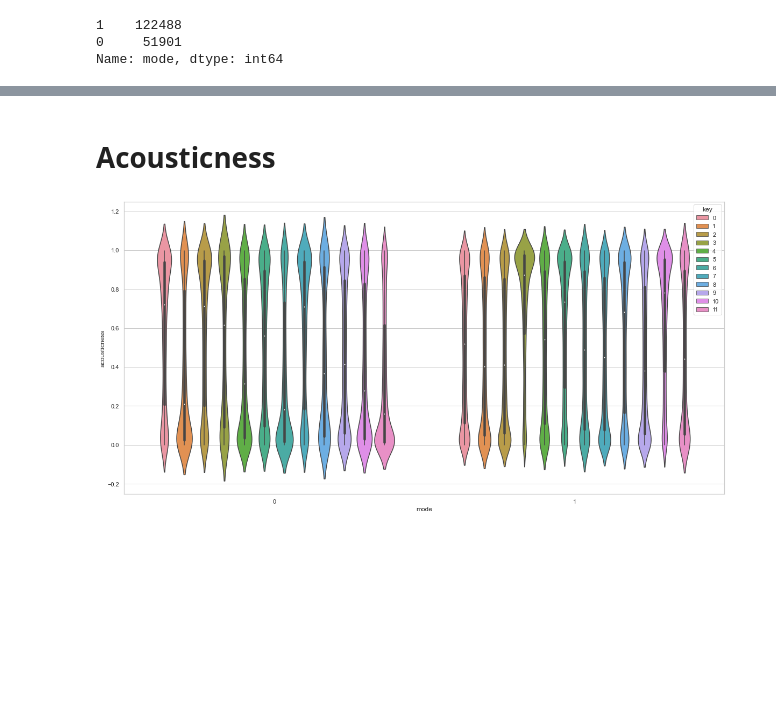
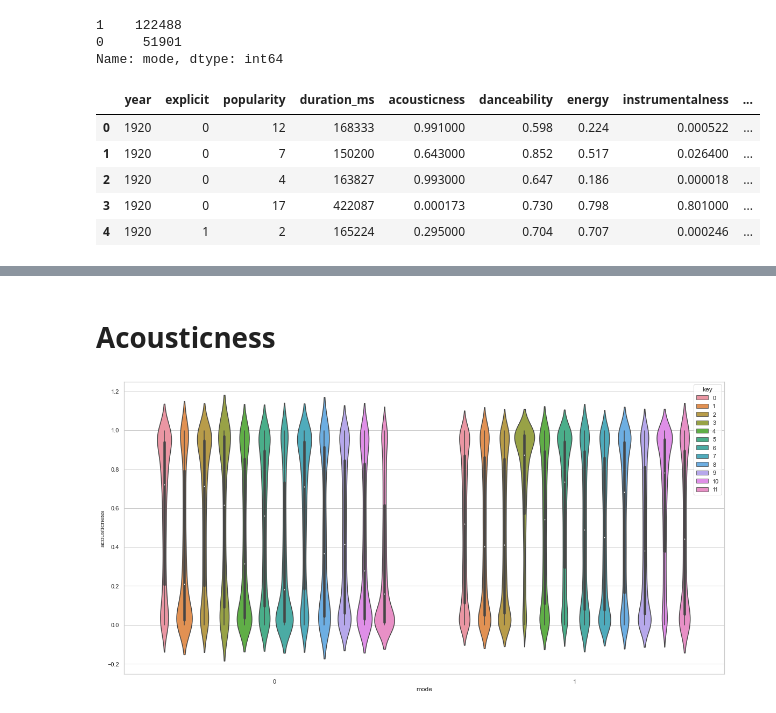
Before and after one commit to jkurt13/CapstoneThree, a Jupyter notebook: EDA.ipynb, the cells around one changed output, grey strips where cells are left out. Saved outputs shown, nothing was run; the diff lists cells and outputs as text; code cells hidden in the pictures; blank space fills up the shorter version.

```diff
--- a/EDA.ipynb
+++ b/EDA.ipynb
@@ -69,3 +89,13 @@ songs_df['mode'].value_counts()
 1    122488
 0     51901
 Name: mode, dtype: int64
+# %%
+numerical_songs = songs_df.select_dtypes(include=['int64', 'float64'])
+numerical_songs.head()
+# %% [output]
+|  | year | explicit | popularity | duration_ms | acousticness | danceability | energy | instrumentalness | ... |
+| 0 | 1920 | 0 | 12 | 168333 | 0.991000 | 0.598 | 0.224 | 0.000522 | ... |
+| 1 | 1920 | 0 | 7 | 150200 | 0.643000 | 0.852 | 0.517 | 0.026400 | ... |
+| 2 | 1920 | 0 | 4 | 163827 | 0.993000 | 0.647 | 0.186 | 0.000018 | ... |
+| 3 | 1920 | 0 | 17 | 422087 | 0.000173 | 0.730 | 0.798 | 0.801000 | ... |
+| 4 | 1920 | 1 | 2 | 165224 | 0.295000 | 0.704 | 0.707 | 0.000246 | ... |
```
Also changed, not shown: parts of 3 cells of this notebook, 3 other files.
